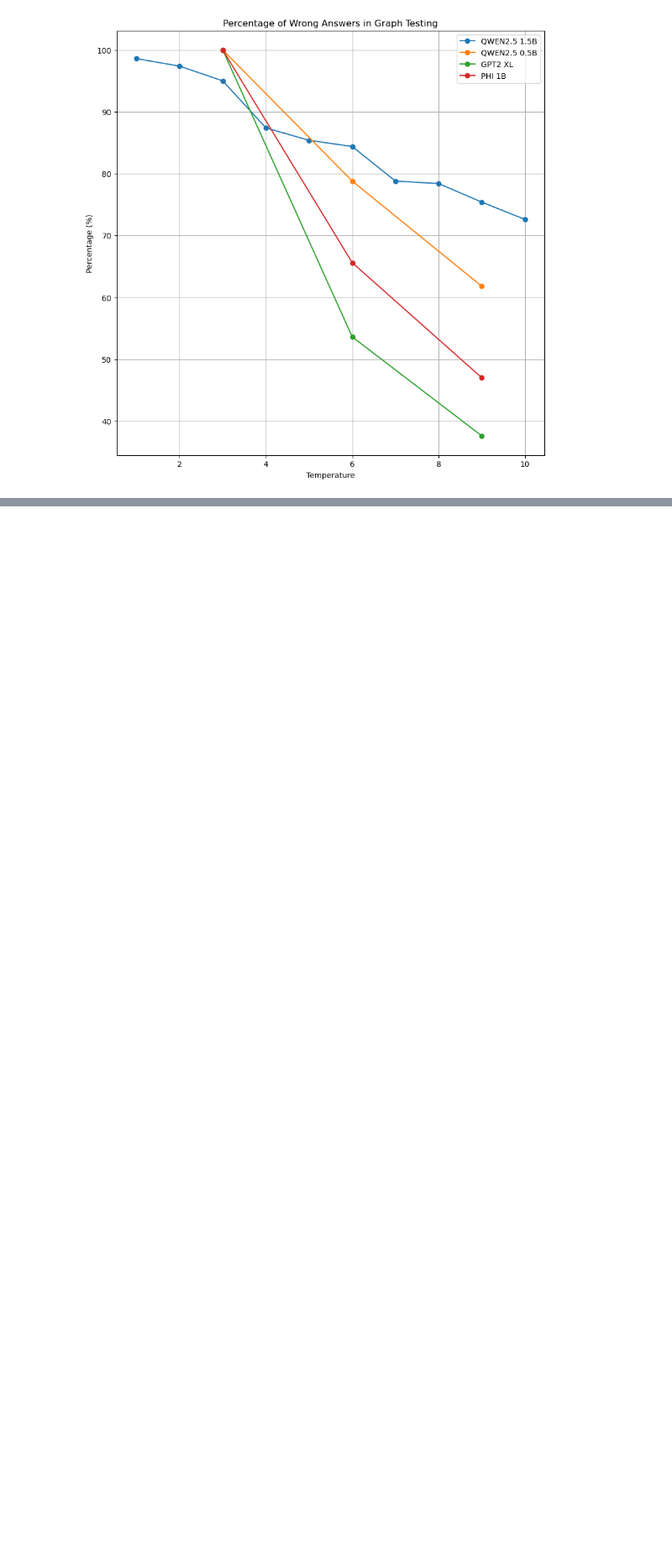
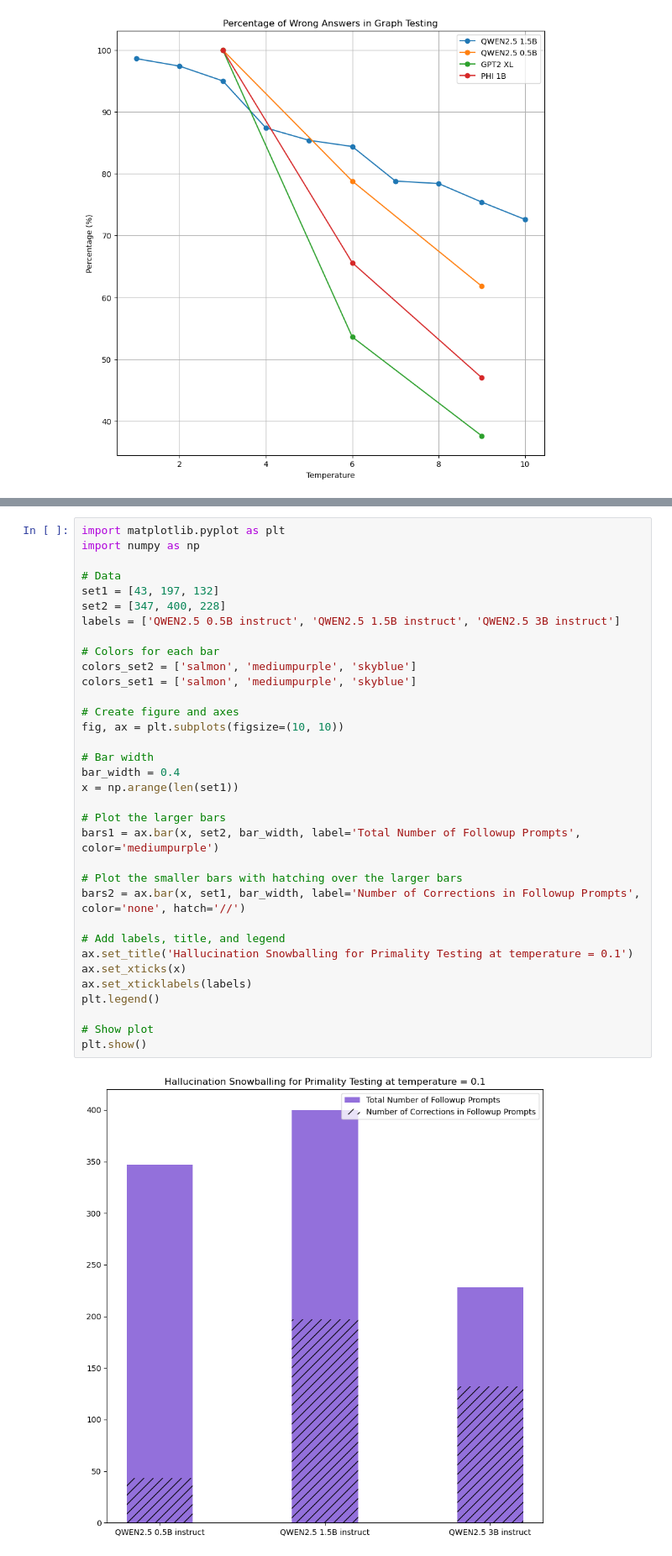
Before and after one commit to czcz7/COMP767_FP, a Jupyter notebook: TestRun.ipynb, the cells around one changed output, grey strips where cells are left out. Shown at 84% size. Drawn from its saved outputs; the diff is of its cells as text; blank space fills up the shorter version.

```diff
--- a/TestRun.ipynb
+++ b/TestRun.ipynb
@@ -571,0 +939,36 @@ plt.show()
+# %%
+import matplotlib.pyplot as plt
+import numpy as np
+
+# Data
+set1 = [43, 197, 132]
+set2 = [347, 400, 228]
+labels = ['QWEN2.5 0.5B instruct', 'QWEN2.5 1.5B instruct', 'QWEN2.5 3B instruct']
+
+# Colors for each bar
+colors_set2 = ['salmon', 'mediumpurple', 'skyblue']
+colors_set1 = ['salmon', 'mediumpurple', 'skyblue']
+
+# Create figure and axes
+fig, ax = plt.subplots(figsize=(10, 10))
+
+# Bar width
+bar_width = 0.4
+x = np.arange(len(set1))
+
+# Plot the larger bars
+bars1 = ax.bar(x, set2, bar_width, label='Total Number of Followup Prompts', color='mediumpurple')
+
+# Plot the smaller bars with hatching over the larger bars
+bars2 = ax.bar(x, set1, bar_width, label='Number of Corrections in Followup Prompts', color='none', hatch='//')
+
+# Add labels, title, and legend
+ax.set_title('Hallucination Snowballing for Primality Testing at temperature = 0.1')
+ax.set_xticks(x)
+ax.set_xticklabels(labels)
+plt.legend()
+
+# Show plot
+plt.show()
+# %% [output]
+[figure, added]
```
Also changed, not shown: parts of 23 cells of this notebook.
